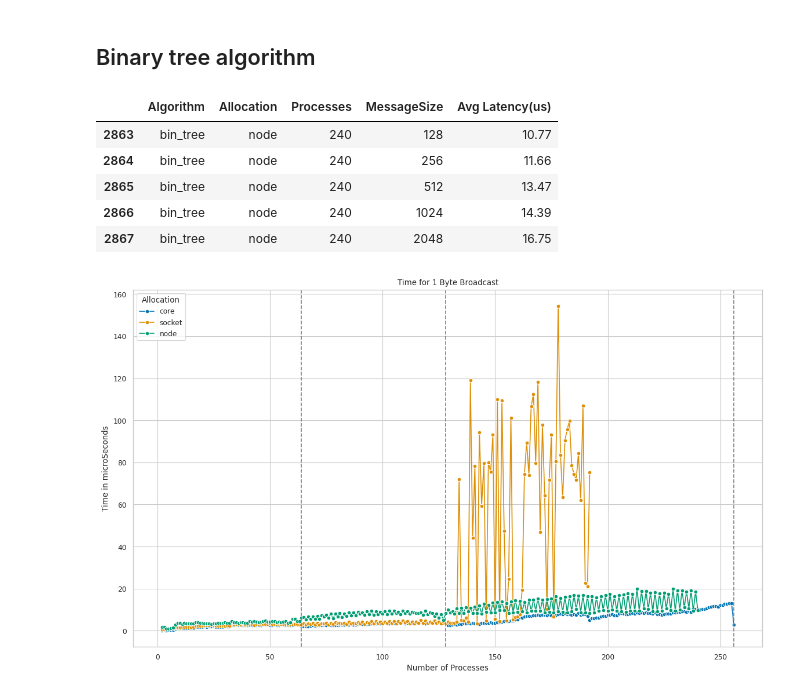
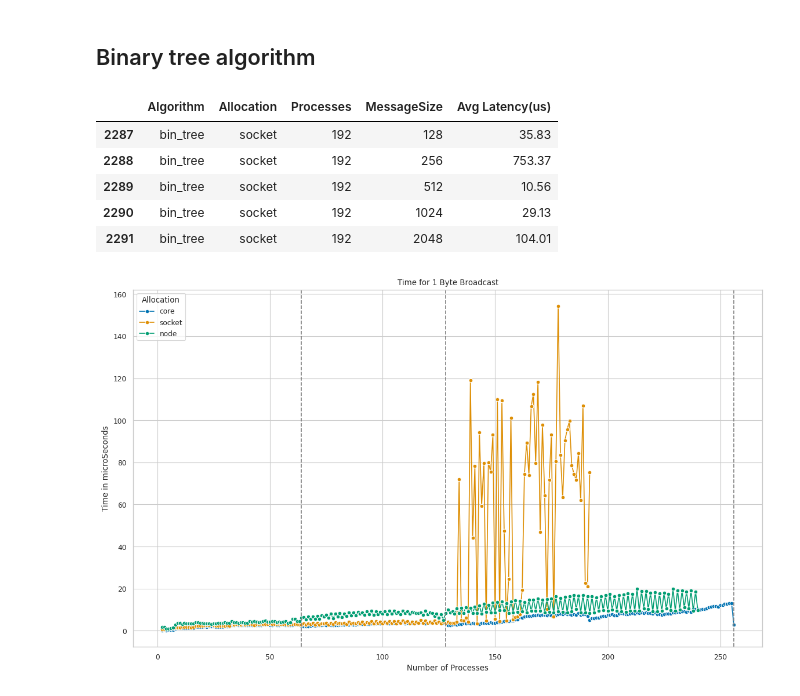
Before and after one commit to ValentinisAlessio/HPC_final_project, a Jupyter notebook: exercise1/plots/plots_bcast.ipynb, the cells around one changed output. Cells and saved outputs as stored; diff of their text form; code cells hidden in the pictures.

```diff
--- a/exercise1/plots/plots_bcast.ipynb
+++ b/exercise1/plots/plots_bcast.ipynb
@@ -10,21 +10,22 @@ import seaborn as sns
 # %%
 # Read in the data
 bin_tree_core = pd.read_csv('../results_def/bcast_bintree_results_wu_core.csv')
 bin_tree_socket = pd.read_csv('../results_def/bcast_bintree_results_wu_socket.csv')
 bin_tree_node = pd.read_csv('../results_def/bcast_bintree_results_wu_node.csv')
 
 # Merge the data
 bin_tree = pd.concat([bin_tree_core, bin_tree_socket, bin_tree_node])
 
 bin_tree.head()
 bin_tree.tail()
+bin_tree_socket.tail()
 # %% [output]
 |  | Algorithm | Allocation | Processes | MessageSize | Avg Latency(us) |
-| 2863 | bin_tree | node | 240 | 128 | 10.77 |
-| 2864 | bin_tree | node | 240 | 256 | 11.66 |
-| 2865 | bin_tree | node | 240 | 512 | 13.47 |
-| 2866 | bin_tree | node | 240 | 1024 | 14.39 |
-| 2867 | bin_tree | node | 240 | 2048 | 16.75 |
+| 2287 | bin_tree | socket | 192 | 128 | 35.83 |
+| 2288 | bin_tree | socket | 192 | 256 | 753.37 |
+| 2289 | bin_tree | socket | 192 | 512 | 10.56 |
+| 2290 | bin_tree | socket | 192 | 1024 | 29.13 |
+| 2291 | bin_tree | socket | 192 | 2048 | 104.01 |
 # %%
 # plot the results concerning the 1 MessageSize
 df = bin_tree[bin_tree['MessageSize'] == 1]
```
Also changed, not shown: parts of 3 cells of this notebook, 12 other files.
